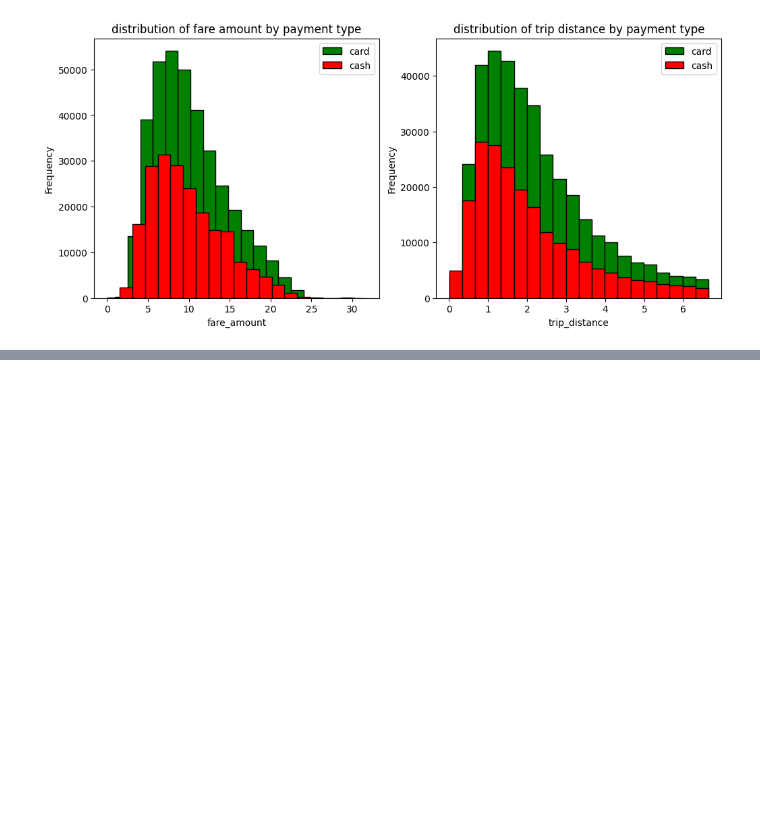
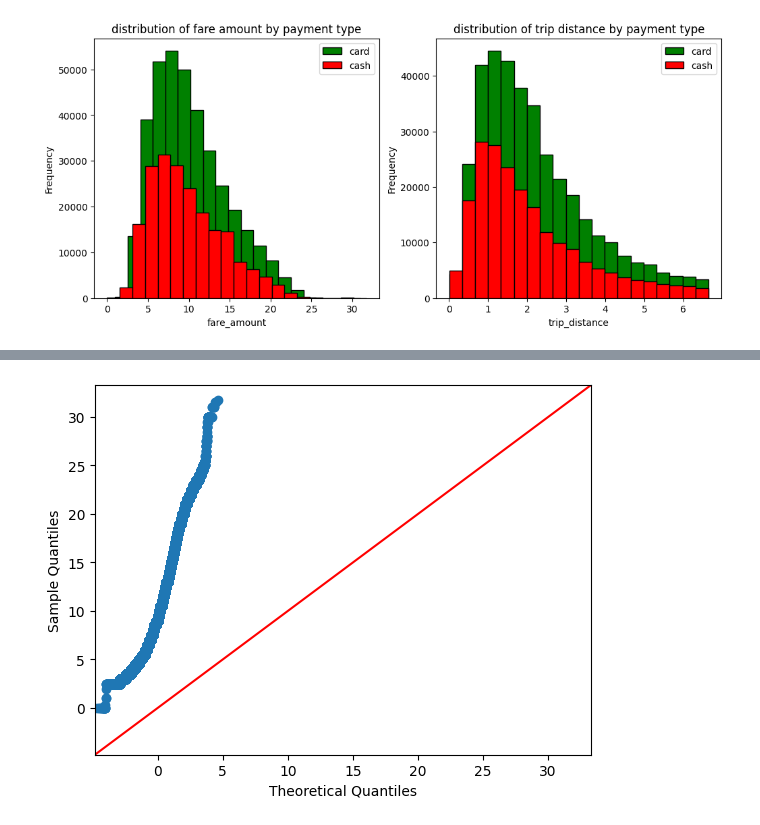
Before and after one commit to rajatvegan/Notebooks, a Jupyter notebook: 1_project-NYC-taxi.ipynb, the cells around one changed output, grey strips where cells are left out. Saved outputs shown, nothing was run; the diff lists cells and outputs as text; code cells hidden in the pictures; blank space fills up the shorter version.

```diff
--- a/1_project-NYC-taxi.ipynb
+++ b/1_project-NYC-taxi.ipynb
@@ -286,0 +371,6 @@ plt.show()
+# %%
+# checking distribution of fare amount using qqplot, if along with the line 45 they are normally distributed
+sm.qqplot(df['fare_amount'], line='45')
+plt.show()
+# %% [output]
+[figure, added]
```
Also changed, not shown: parts of 12 cells of this notebook.
